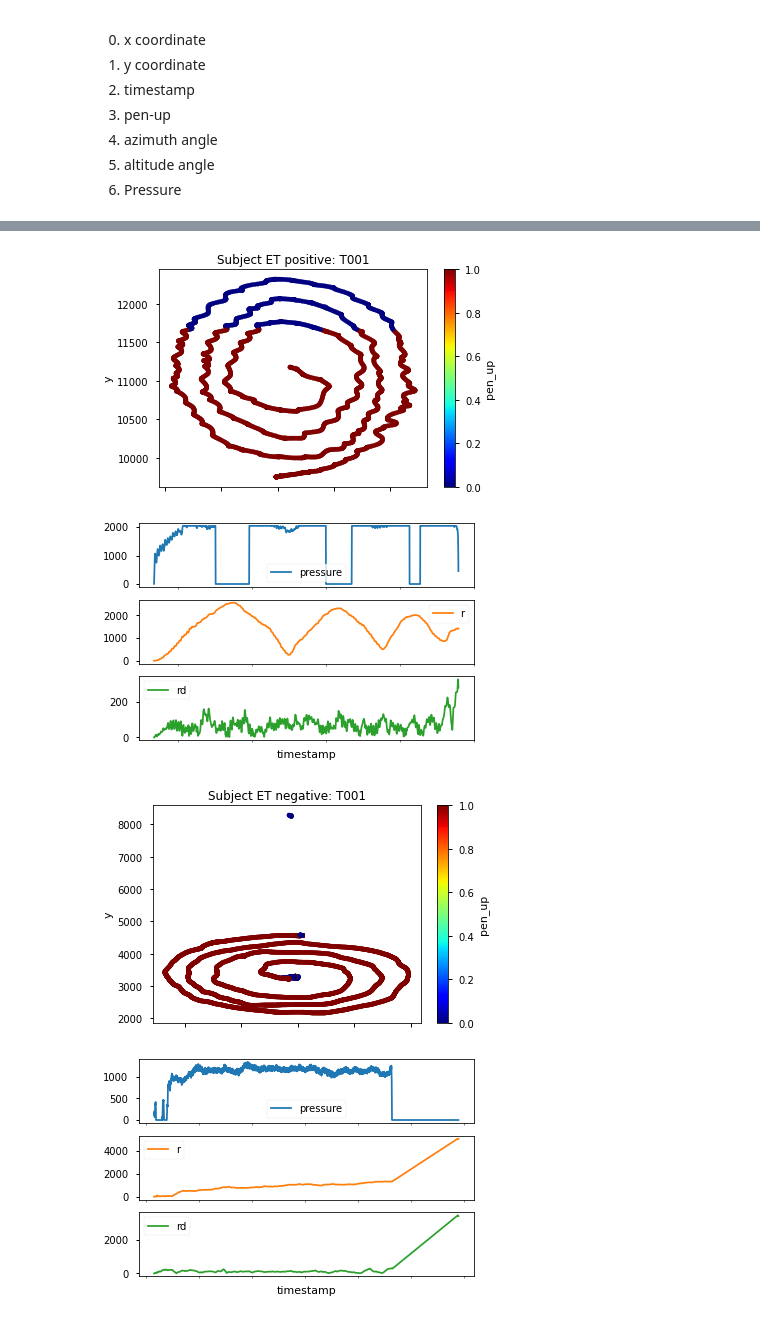
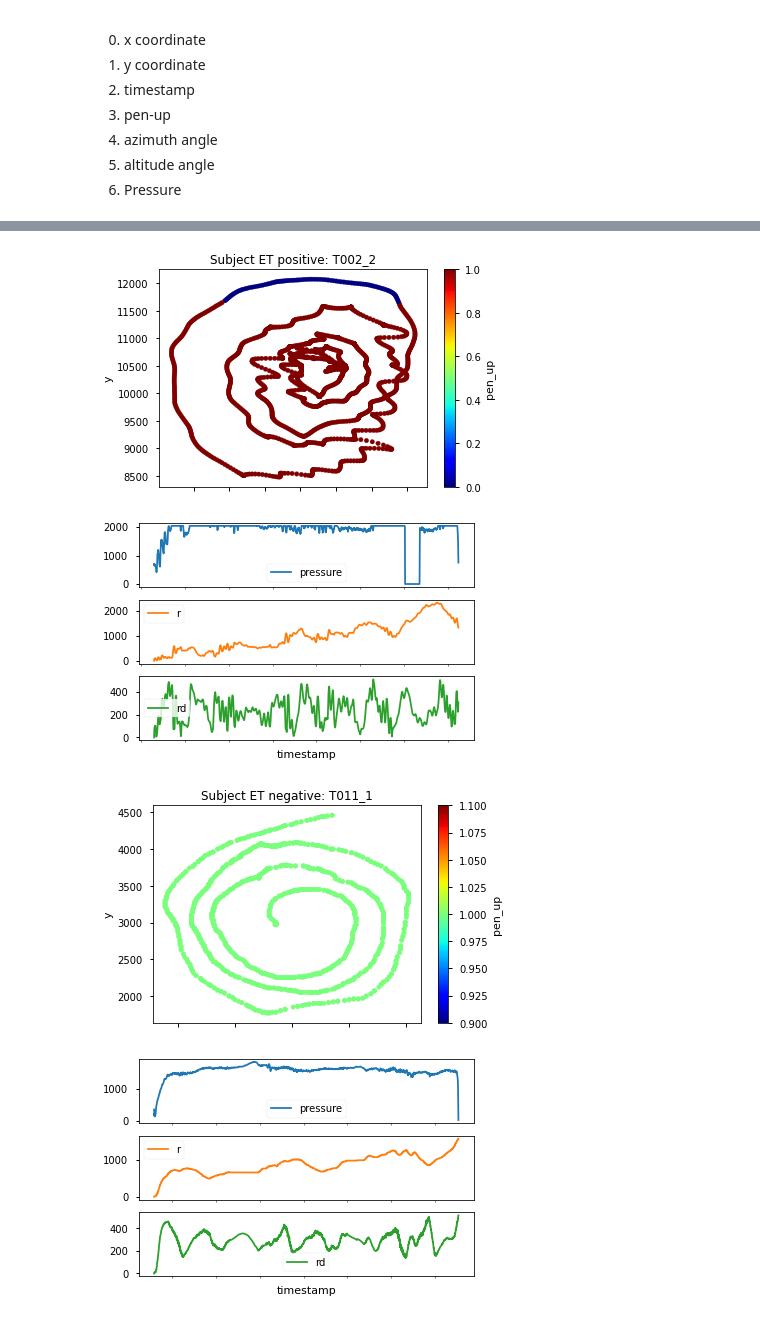
Before and after one commit to spolex/spiral, a Jupyter notebook: notebooks/202208_spiral_raw_data_exploration_figures.ipynb, the cells around one changed output, grey strips where cells are left out. Cells and saved outputs as stored; diff of their text form; code cells hidden in the pictures.

```diff
--- a/notebooks/202208_spiral_raw_data_exploration_figures.ipynb
+++ b/notebooks/202208_spiral_raw_data_exploration_figures.ipynb
@@ -53,7 +58,7 @@ metadf[metadf["temblor"]=='si']
 # %%
 coefficients=17
-et = "T001"
-ct ="C08"
+et = "T002_2"
+ct ="T011_1"
 # %%
 filename=get_abs_path(metadf, et)
 for file in filename:
@@ -122,14 +127,14 @@ _=control.drop(['x','y', 'pen_up'], axis=1).plot(x=0, sharex=True, ax=axes[1][1]
 data.plot.scatter("x","y",c="pen_up",cmap="jet", title="Subject ET positive: {}".format(et))
 _=data.drop(['x','y', 'pen_up'], axis=1).plot(x=0, subplots=True, sharex=True, xticks=[])
 # %% [output]
-[figure, old version]
+[figure, new version]
-[figure, old version]
+[figure, new version]
 # %%
-control.plot.scatter("x","y",c="pen_up",cmap="jet", title="Subject ET negative: {}".format(et))
+control.plot.scatter("x","y",c="pen_up",cmap="jet", title="Subject ET negative: {}".format(ct))
 _=control.drop(['x','y', 'pen_up'], axis=1).plot(x=0, subplots=True, sharex=True, xticks=[])
 # %% [output]
-[figure, old version]
+[figure, new version]
-[figure, old version]
+[figure, new version]
 # %%
 fig, axes=plt.subplots(4,2)
 fig.tight_layout()
```
Also changed, not shown: parts of 7 cells of this notebook, 8 other files.
